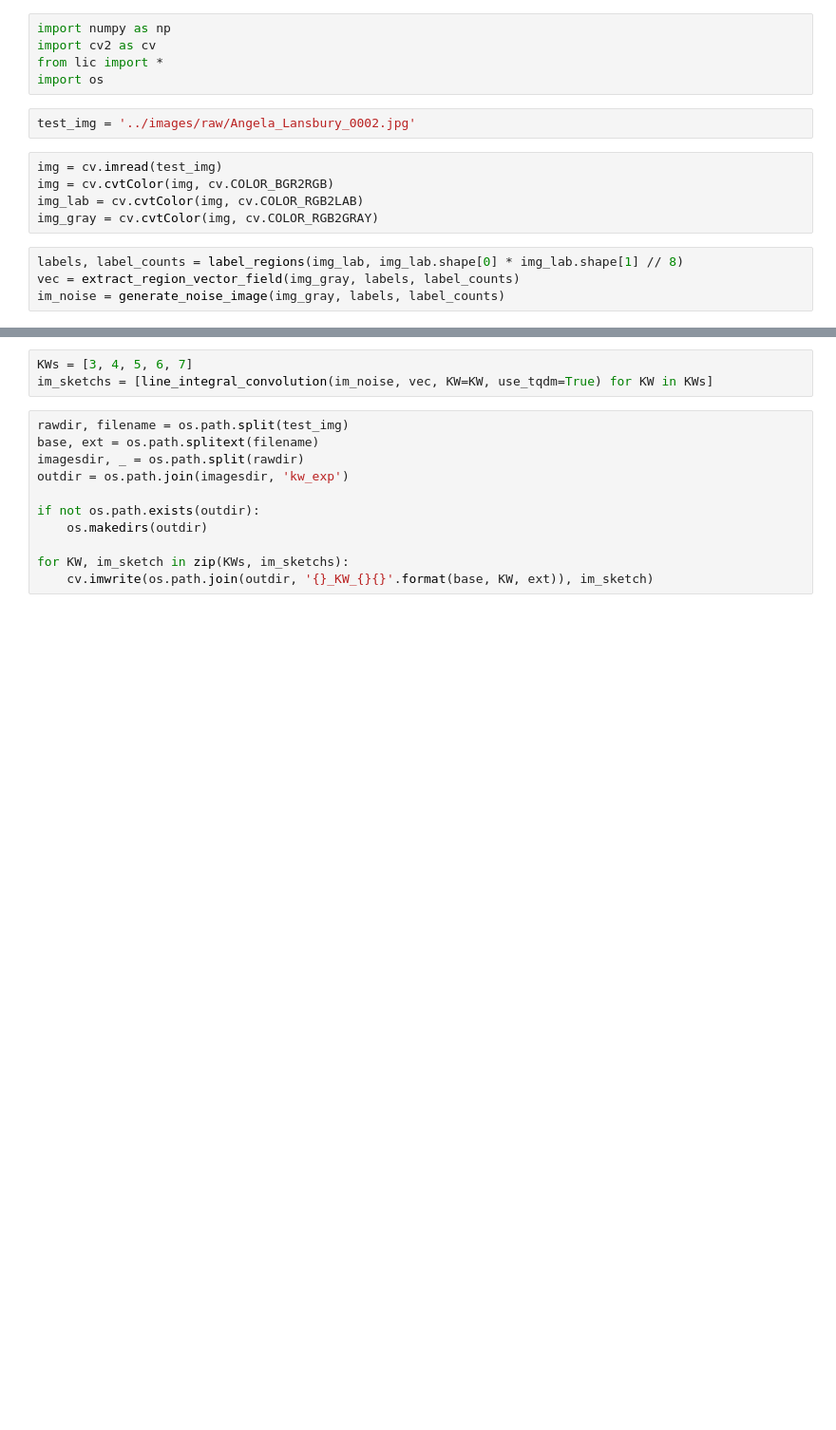
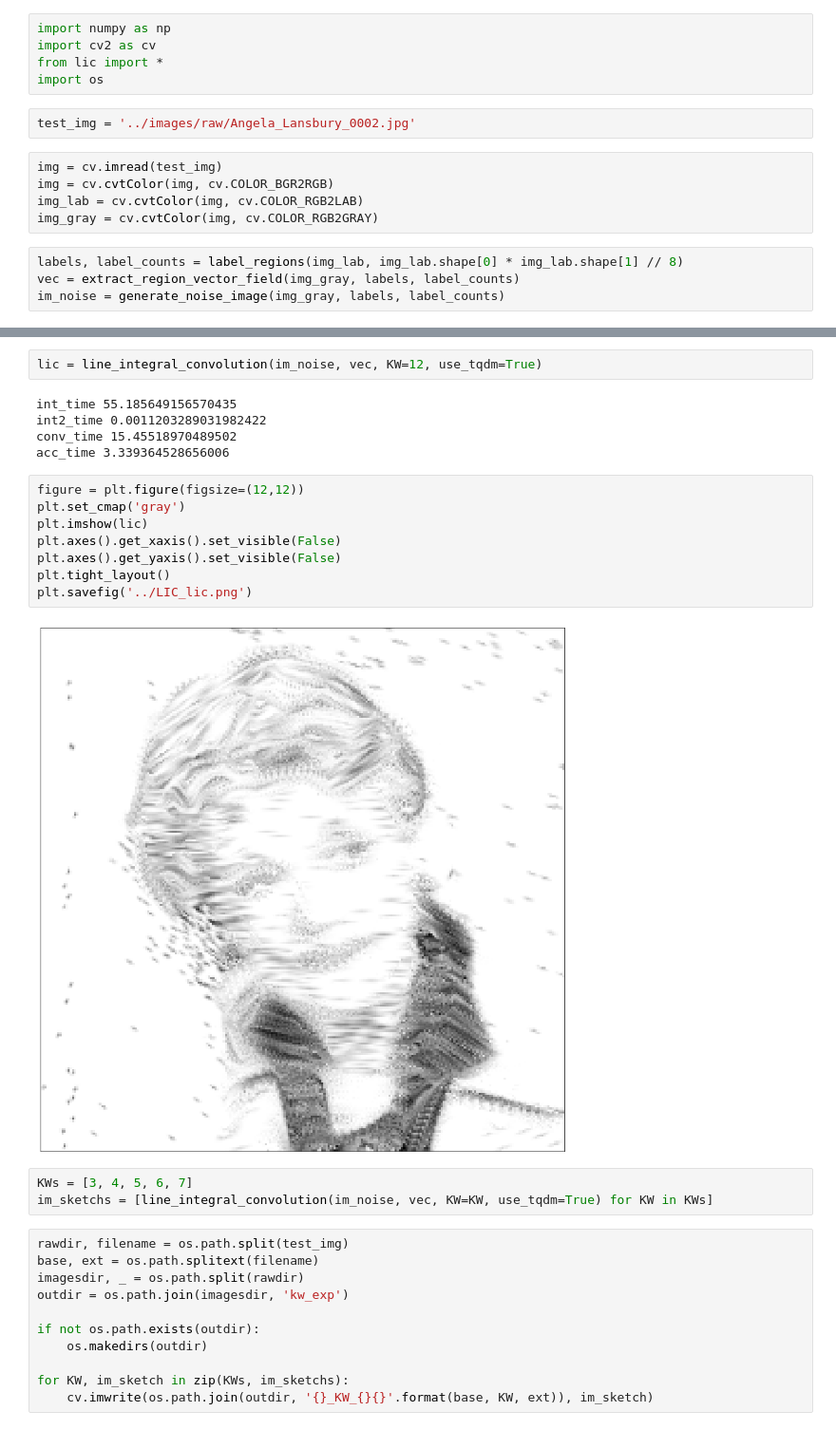
Before and after one commit to ColasGael/photo2drawing, a Jupyter notebook: line-integral-convolution/lic_length_exp.ipynb, the cells around one changed output, grey strips where cells are left out. Shown at 95% size. Drawn from its saved outputs; the diff is of its cells as text; blank space fills up the shorter version.

```diff
--- a/line-integral-convolution/lic_length_exp.ipynb
+++ b/line-integral-convolution/lic_length_exp.ipynb
@@ -27,3 +50,20 @@ plt.imshow(im_noise)
+# %%
+lic = line_integral_convolution(im_noise, vec, KW=12, use_tqdm=True)
+# %% [output]
+int_time 55.185649156570435
+int2_time 0.0011203289031982422
+conv_time 15.45518970489502
+acc_time 3.339364528656006
+# %%
+figure = plt.figure(figsize=(12,12))
+plt.set_cmap('gray')
+plt.imshow(lic)
+plt.axes().get_xaxis().set_visible(False)
+plt.axes().get_yaxis().set_visible(False)
+plt.tight_layout()
+plt.savefig('../LIC_lic.png')
+# %% [output]
+[figure, added]
 # %%
 KWs = [3, 4, 5, 6, 7]
 im_sketchs = [line_integral_convolution(im_noise, vec, KW=KW, use_tqdm=True) for KW in KWs]
```
Also changed, not shown: parts of 5 cells of this notebook, 4 other files.
